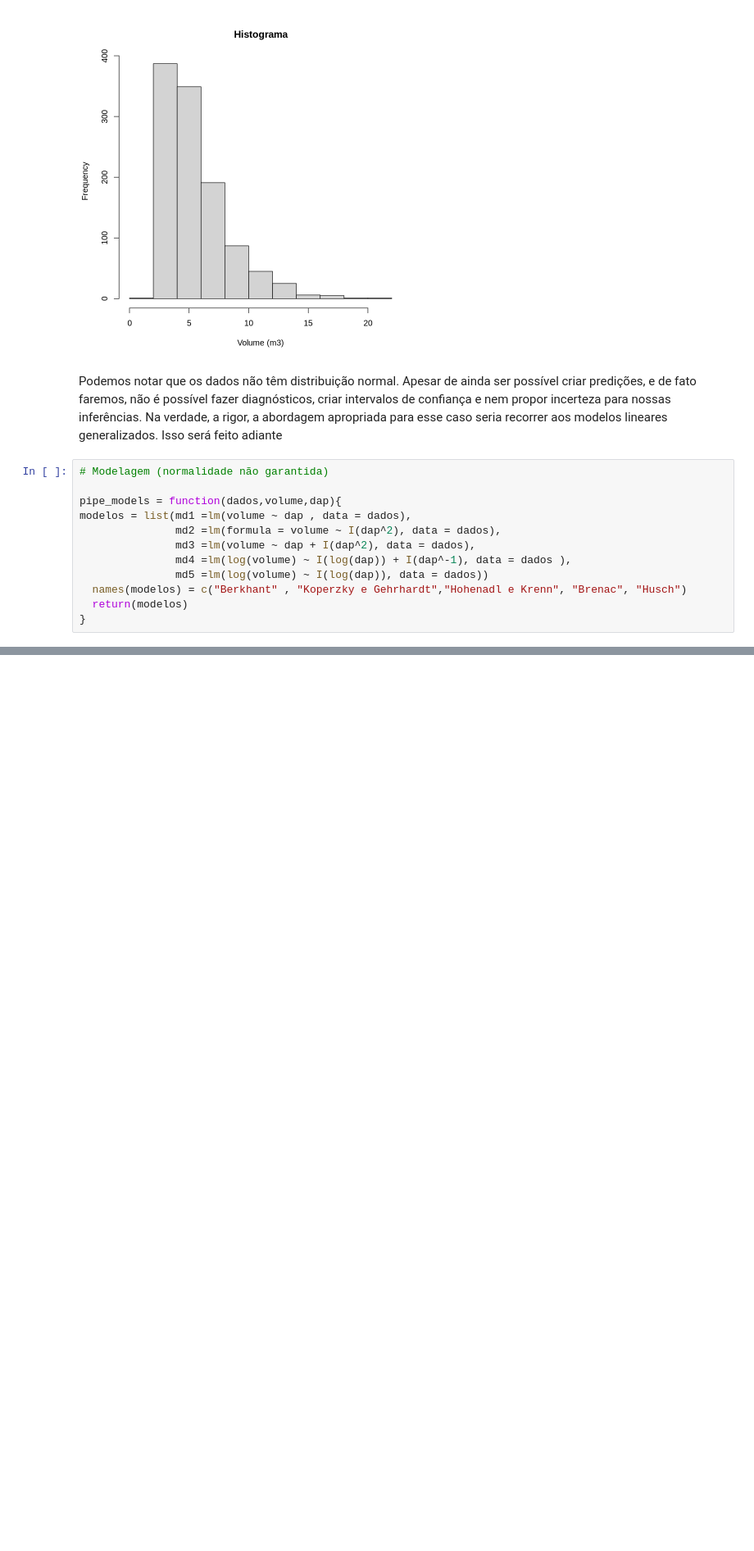
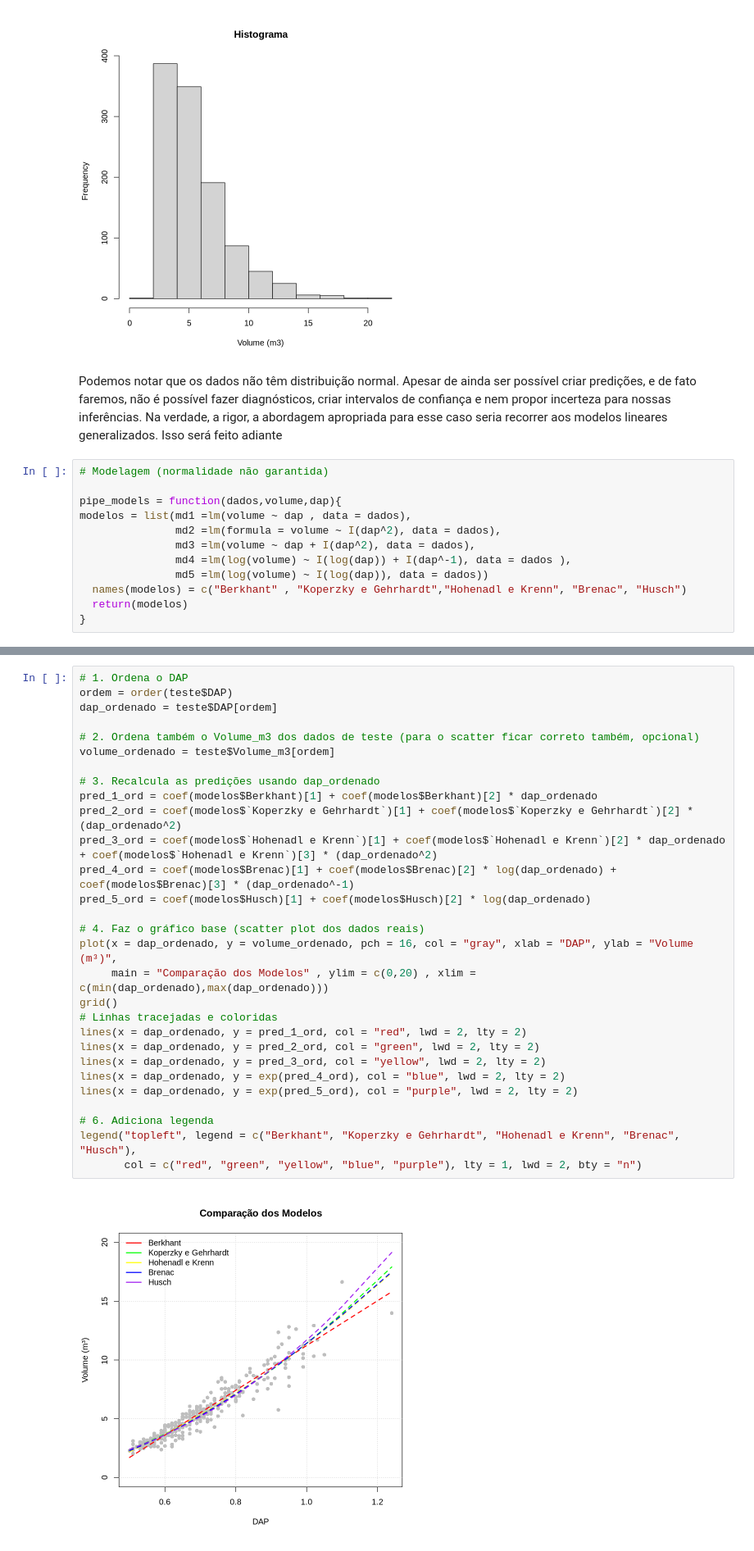
Before and after one commit to KluyvertSouza/Estima-o-de-Volume-comercial-de-Madeira, a Jupyter notebook: Modelagem_Volume_Comercial_de_Madeira.ipynb, the cells around one changed output, grey strips where cells are left out. Shown at 82% size. Saved outputs shown, nothing was run; the diff lists cells and outputs as text; blank space fills up the shorter version.

```diff
--- a/Modelagem_Volume_Comercial_de_Madeira.ipynb
+++ b/Modelagem_Volume_Comercial_de_Madeira.ipynb
@@ -170,3 +142,34 @@ Husch                12     lm    list
+# %%
+# 1. Ordena o DAP
+ordem = order(teste$DAP)
+dap_ordenado = teste$DAP[ordem]
+
+# 2. Ordena também o Volume_m3 dos dados de teste (para o scatter ficar correto também, opcional)
+volume_ordenado = teste$Volume_m3[ordem]
+
+# 3. Recalcula as predições usando dap_ordenado
+pred_1_ord = coef(modelos$Berkhant)[1] + coef(modelos$Berkhant)[2] * dap_ordenado
+pred_2_ord = coef(modelos$`Koperzky e Gehrhardt`)[1] + coef(modelos$`Koperzky e Gehrhardt`)[2] * (dap_ordenado^2)
+pred_3_ord = coef(modelos$`Hohenadl e Krenn`)[1] + coef(modelos$`Hohenadl e Krenn`)[2] * dap_ordenado + coef(modelos$`Hohenadl e Krenn`)[3] * (dap_ordenado^2)
+pred_4_ord = coef(modelos$Brenac)[1] + coef(modelos$Brenac)[2] * log(dap_ordenado) + coef(modelos$Brenac)[3] * (dap_ordenado^-1)
+pred_5_ord = coef(modelos$Husch)[1] + coef(modelos$Husch)[2] * log(dap_ordenado)
+
+# 4. Faz o gráfico base (scatter plot dos dados reais)
+plot(x = dap_ordenado, y = volume_ordenado, pch = 16, col = "gray", xlab = "DAP", ylab = "Volume (m³)",
+     main = "Comparação dos Modelos" , ylim = c(0,20) , xlim = c(min(dap_ordenado),max(dap_ordenado)))
+grid()
+# Linhas tracejadas e coloridas
+lines(x = dap_ordenado, y = pred_1_ord, col = "red", lwd = 2, lty = 2)
+lines(x = dap_ordenado, y = pred_2_ord, col = "green", lwd = 2, lty = 2)
+lines(x = dap_ordenado, y = pred_3_ord, col = "yellow", lwd = 2, lty = 2)
+lines(x = dap_ordenado, y = exp(pred_4_ord), col = "blue", lwd = 2, lty = 2)
+lines(x = dap_ordenado, y = exp(pred_5_ord), col = "purple", lwd = 2, lty = 2)
+
+# 6. Adiciona legenda
+legend("topleft", legend = c("Berkhant", "Koperzky e Gehrhardt", "Hohenadl e Krenn", "Brenac", "Husch"),
+       col = c("red", "green", "yellow", "blue", "purple"), lty = 1, lwd = 2, bty = "n")
+# %% [output]
+[figure, added]
 # %%
 AICS = lapply(modelos , AIC)
 
```
Also changed, not shown: parts of 6 cells of this notebook.
